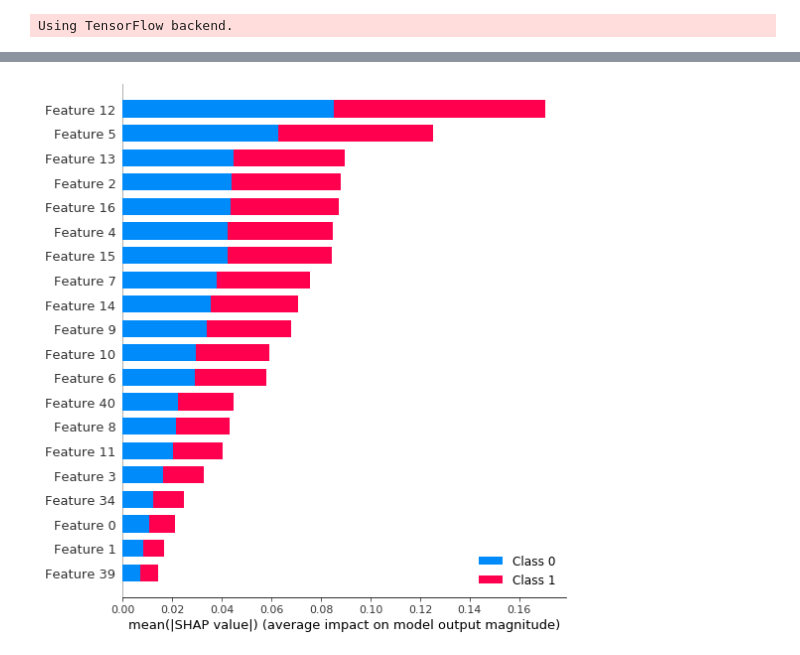
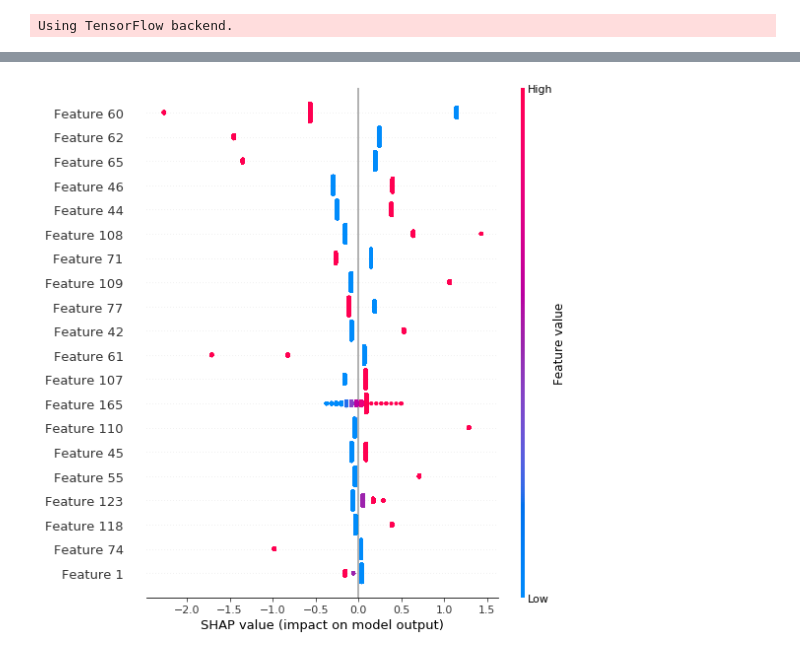
Before and after one commit to surya-kanoria/Diabetes-Patient-Readmission, a Jupyter notebook: Prediction.ipynb, the cells around one changed output, grey strips where cells are left out. Saved outputs shown, nothing was run; the diff lists cells and outputs as text; code cells hidden in the pictures.

Commit message:
SHAP fixed and cleaned code

```diff
--- a/Prediction.ipynb
+++ b/Prediction.ipynb
@@ -102,6 +120,10 @@ from sklearn.feature_extraction.text import CountVectorizer
 from scipy.sparse import hstack,vstack
 
 
+# This is a class compatible with Sklearn's pipeline
+# It does one hot encoding for categorical features
+# and replaces values of count less than the threshold count
+# with UNK token
 class OneHotEncoderWithFeaturePrunning:
     def __init__(self,threshold_count=50,dummy_variable="UNK"):
         self.enc = CountVectorizer(analyzer='char_wb',lowercase=False)
@@ -136,6 +158,9 @@ class OneHotEncoderWithFeaturePrunning:
     def get_encoder(self):
         return self.enc
 
+# This is a class compatible with Sklearn's Pipeline
+# which does one hot encoding for categorical features
+# and keeps the numerical features as it is
 class FeatureEngineering:
 
     def get_encoding(self,column):
@@ -188,12 +213,23 @@ class FeatureEngineering:
         }
         x = None
         self.encoder = {}
+        self.index_feature_map = {}
+        index = 0
         for label, column in data.items():
+            self.index_feature_map[index] = label
+            index = index + 1
             if(label in self.categorical_indices):
                 if(self.categorical_indices[label] == True):
                     encoded_data,self.encoder[label] = self.get_encoding(column)
                     x = encoded_data if x == None else hstack([x,encoded_data],format="csr")
+                    feature_classes = self.encoder[label].categories_[0]
+                    for i in range(0,len(feature_classes)):
+                        self.index_feature_map[index + i] = label + "|" + feature_classes[i]
+                    index = index + len(feature_classes)
+
                 else:
+                    self.index_feature_map[index] = label
+                    index = index + 1
                     x = column if x == None else hstack([x,((pd.DataFrame(column.astype('float64'))).to_sparse())],format="csr")
         return x.toarray()
 
@@ -435,0 +486,9 @@ shap.force_plot(explainer.expected_value[0], shap_values[0][0])
+# %%
+y = (data["readmitted"].astype('str')).apply(lambda x: 0 if x == "NO" else 1)
+X_train, X_test, y_train, y_test = split_data(data,y)
+feature_engineering = FeatureEngineering()
+encoded_training_data = feature_engineering.fit_transform(X_train,y_train)
+lr_clf = LogisticRegression()
+lr_clf.fit(encoded_training_data,y_train)
+encoded_test_data = feature_engineering.transform(X_test)
+generate_results(lr_clf,encoded_test_data,y_test)
@@ -435,0 +510,4 @@ shap.force_plot(explainer.expected_value[0], shap_values[0][0])
+# %%
+lr_explainer = shap.LinearExplainer(lr_clf,encoded_training_data)
+lr_shap_values = lr_explainer.shap_values(encoded_test_data)
+shap.force_plot(lr_explainer.expected_value, lr_shap_values[0][:100])
@@ -436,4 +516,4 @@ shap.force_plot(explainer.expected_value[0], shap_values[0][0])
 # %%
-shap.summary_plot(shap_values,encoded_test_data)
+shap.summary_plot(lr_shap_values,encoded_test_data)
 # %% [output]
-[figure, old version]
+[figure, new version]
```
Also changed, not shown: parts of 28 cells of this notebook.
